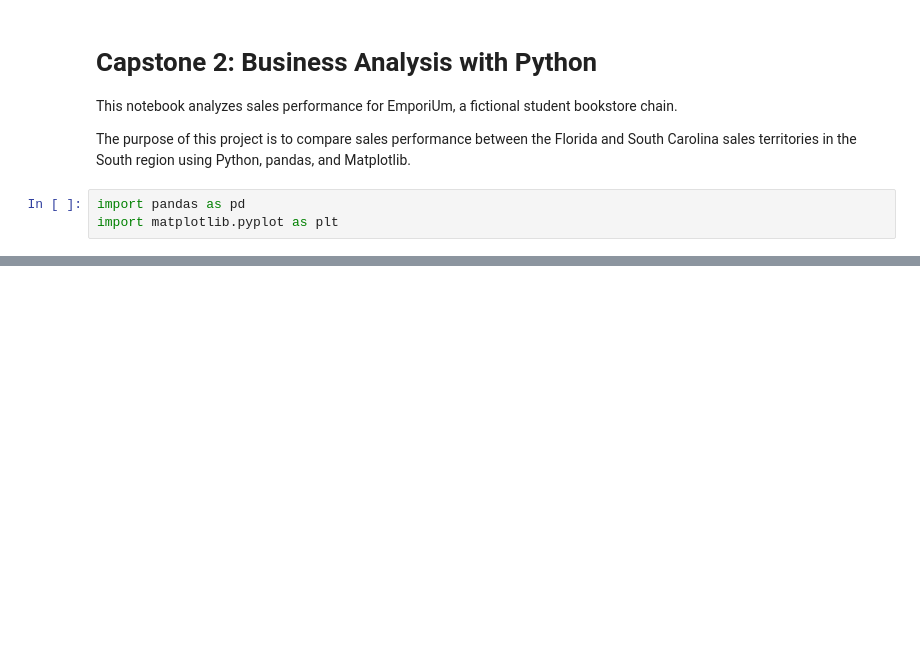
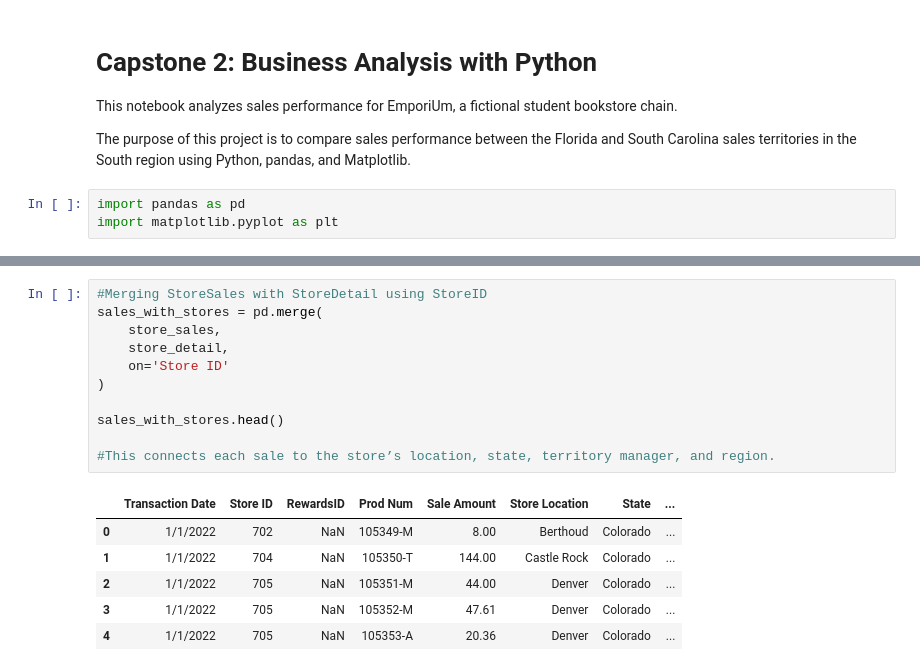
Before and after one commit to smayamelgara-data/Capstone_2, a Jupyter notebook: melgara_sales_analysis.ipynb, the cells around one changed output, grey strips where cells are left out. Drawn from its saved outputs; the diff is of its cells as text; blank space fills up the shorter version.

```diff
--- a/melgara_sales_analysis.ipynb
+++ b/melgara_sales_analysis.ipynb
@@ -33,0 +143,18 @@ store_detail.head()
+# %%
+#Merging StoreSales with StoreDetail using StoreID
+sales_with_stores = pd.merge(
+    store_sales,
+    store_detail,
+    on='Store ID'
+)
+
+sales_with_stores.head()
+
+#This connects each sale to the store’s location, state, territory manager, and region.
+# %% [output]
+|  | Transaction Date | Store ID | RewardsID | Prod Num | Sale Amount | Store Location | State | ... |
+| 0 | 1/1/2022 | 702 | NaN | 105349-M | 8.00 | Berthoud | Colorado | ... |
+| 1 | 1/1/2022 | 704 | NaN | 105350-T | 144.00 | Castle Rock | Colorado | ... |
+| 2 | 1/1/2022 | 705 | NaN | 105351-M | 44.00 | Denver | Colorado | ... |
+| 3 | 1/1/2022 | 705 | NaN | 105352-M | 47.61 | Denver | Colorado | ... |
+| 4 | 1/1/2022 | 705 | NaN | 105353-A | 20.36 | Denver | Colorado | ... |
```
Also changed, not shown: parts of 17 cells of this notebook.
